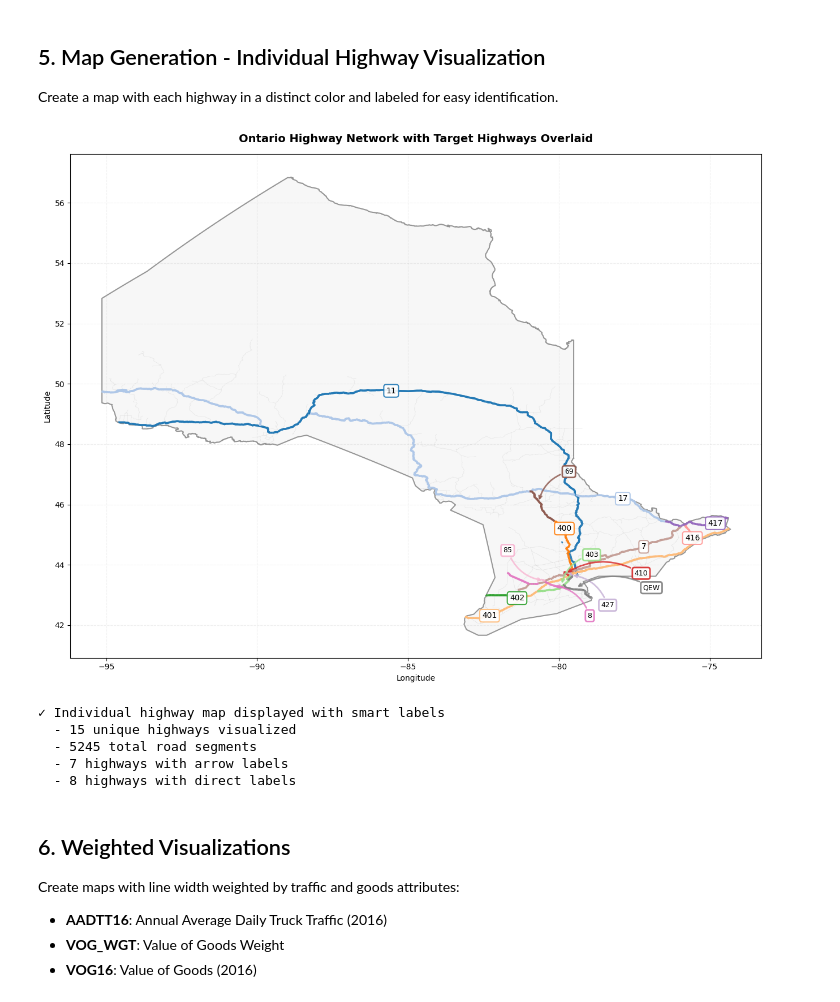
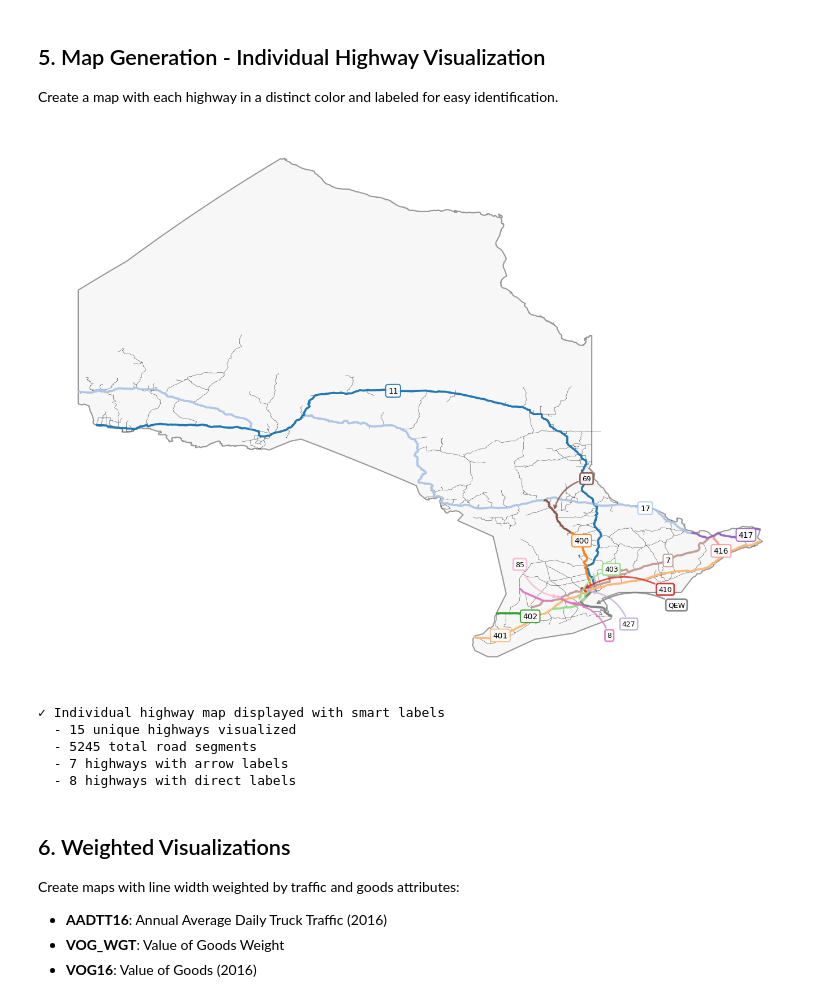
Before and after one commit to PowerON-Energy-Solutions/MHDV-Corridor-Location-Analysis, a Jupyter notebook: notebooks/highway_network_analysis.ipynb, the cells around one changed output. Drawn from its saved outputs; the diff is of its cells as text; code cells hidden in the pictures.

```diff
--- a/notebooks/highway_network_analysis.ipynb
+++ b/notebooks/highway_network_analysis.ipynb
@@ -354,8 +354,8 @@ ax.set_facecolor('white')
 # Add Ontario boundary
 gdf_ontario.plot(ax=ax, color='#F0F0F0', edgecolor='#333333', linewidth=1.5, alpha=0.5, zorder=0)
 
-# Plot base network
-gdf_all.plot(ax=ax, color='#CCCCCC', linewidth=0.3, alpha=0.3, zorder=1)
+# Plot base network (background highways in black)
+gdf_all.plot(ax=ax, color='#000000', linewidth=0.3, alpha=0.5, zorder=1)
 
 # Get distinct colors for each highway
 highways_list = sorted(gdf_targets['matched_highway'].unique())
@@ -531,39 +531,42 @@ for hwy, label_info in highway_labels.items():
             xytext=pos,
             fontsize=9,
             ha='center',
             va='center',
             bbox=dict(boxstyle='round,pad=0.3', facecolor='white', edgecolor=color, linewidth=2, alpha=0.9),
             arrowprops=dict(
                 arrowstyle='->',
                 connectionstyle='arc3,rad=0.3',
                 color=color,
                 linewidth=2,
                 alpha=0.8
             ),
             zorder=5
         )
     else:
         # Direct label placement
         ax.text(pos[0], pos[1], f'{hwy}',
                 fontsize=10, ha='center', va='center',
                 bbox=dict(boxstyle='round,pad=0.3', facecolor='white', edgecolor=color, linewidth=1.5, alpha=0.9),
                 zorder=5)
 
-ax.set_title('Ontario Highway Network with Target Highways Overlaid',
-             fontsize=14, fontweight='bold', pad=15)
-ax.set_xlabel('Longitude', fontsize=10)
-ax.set_ylabel('Latitude', fontsize=10)
-ax.grid(True, alpha=0.2, linestyle='--')
+# Remove title, axis labels, ticks, and grid
+ax.set_xticks([])
+ax.set_yticks([])
+ax.spines['top'].set_visible(False)
+ax.spines['right'].set_visible(False)
+ax.spines['bottom'].set_visible(False)
+ax.spines['left'].set_visible(False)
+
 plt.tight_layout()
 plt.show()
 
 print("✓ Individual highway map displayed with smart labels")
 print(f"  - {len(highways_list)} unique highways visualized")
 print(f"  - {len(line_segments)} total road segments")
 print(f"  - {sum(1 for l in highway_labels.values() if l['mode'] == 'arrow')} highways with arrow labels")
 print(f"  - {sum(1 for l in highway_labels.values() if l['mode'] == 'direct')} highways with direct labels")
 # %% [output]
-[figure, old version]
+[figure, new version]
 ✓ Individual highway map displayed with smart labels
   - 15 unique highways visualized
   - 5245 total road segments
```
Also changed, not shown: parts of 3 cells of this notebook.
